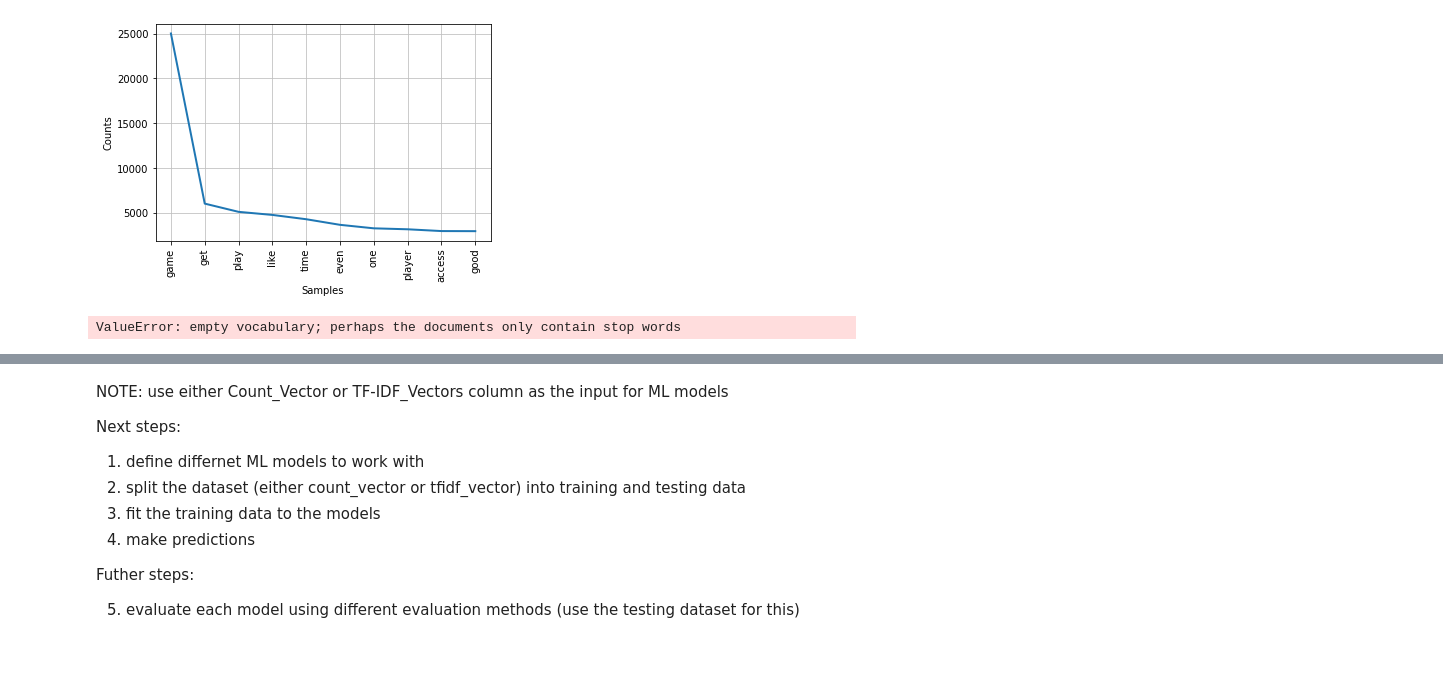
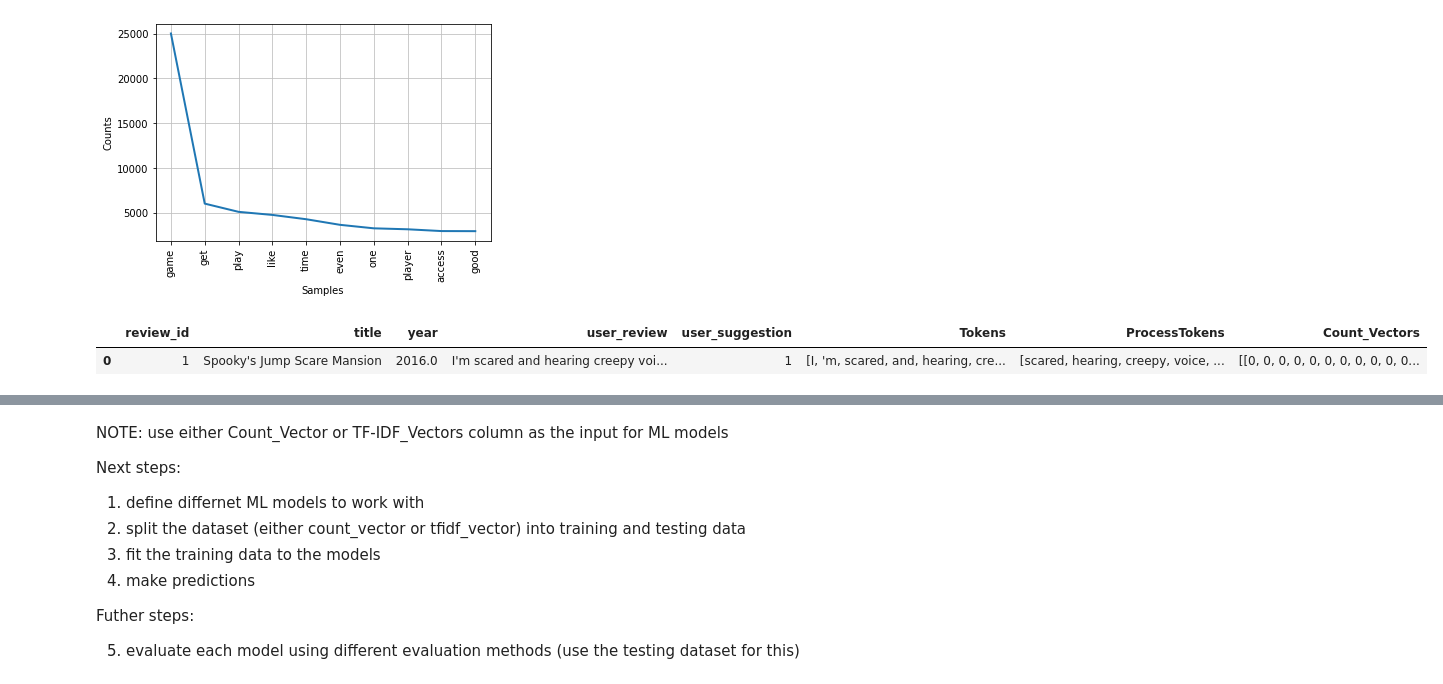
Before and after one commit to ZahraS98/IUI-Project, a Jupyter notebook: Games.ipynb, the cells around one changed output, grey strips where cells are left out. Drawn from its saved outputs; the diff is of its cells as text; code cells hidden in the pictures; blank space fills up the shorter version.

```diff
--- a/Games.ipynb
+++ b/Games.ipynb
@@ -146,19 +147,20 @@ tfidf_vectorizer = TfidfVectorizer()
 # %%
 #text vectorization with count_vectorizer
 def create_vectorized_dataset_count(data):
     list_of_count_vectors = []
 
     for i in data['ProcessTokens']:
-        count_vector = count_vectorizer.fit(i)
+        #count_vector = count_vectorizer.fit(i)
         count_vector = count_vectorizer.transform(i)
         list_of_count_vectors.append(count_vector.toarray())
     data['Count_Vectors'] = list_of_count_vectors
     return data
 
 df = create_vectorized_dataset_count(df)
 df.head(1)
 # %% [output]
-ValueError: empty vocabulary; perhaps the documents only contain stop words
+|  | review_id | title | year | user_review | user_suggestion | Tokens | ProcessTokens | Count_Vectors |
+| 0 | 1 | Spooky's Jump Scare Mansion | 2016.0 | I'm scared and hearing creepy voi... | 1 | [I, 'm, scared, and, hearing, cre... | [scared, hearing, creepy, voice, ... | [[0, 0, 0, 0, 0, 0, 0, 0, 0, 0, 0... |
 # %%
 #text vectorization with tfidf_vectorizer
 def create_vectorized_dataset_tfidf(data):
```
Also changed, not shown: parts of 2 cells of this notebook.
